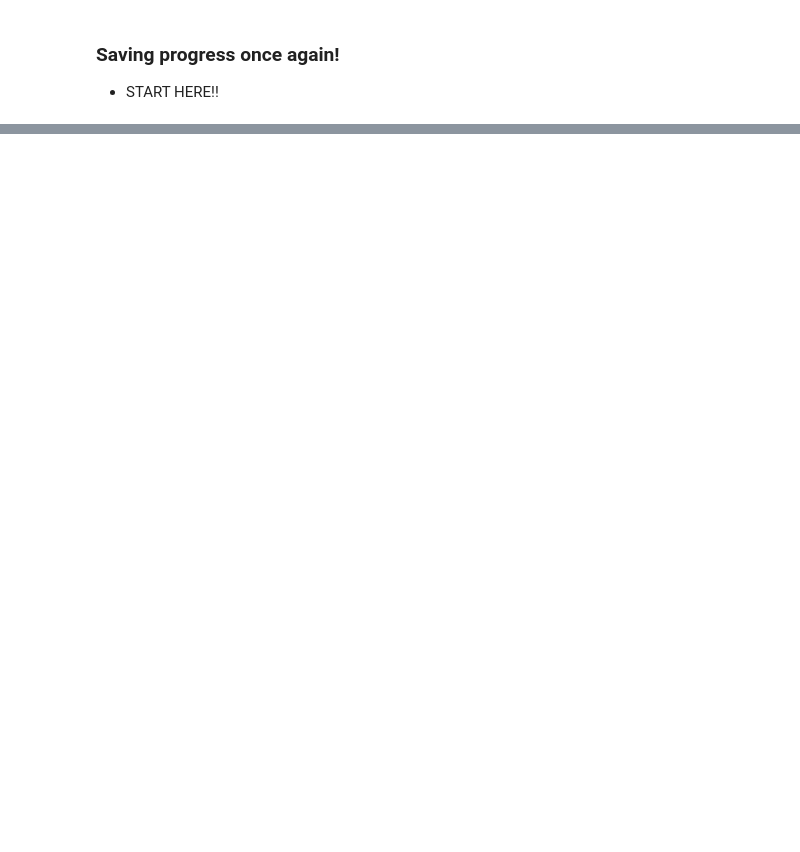
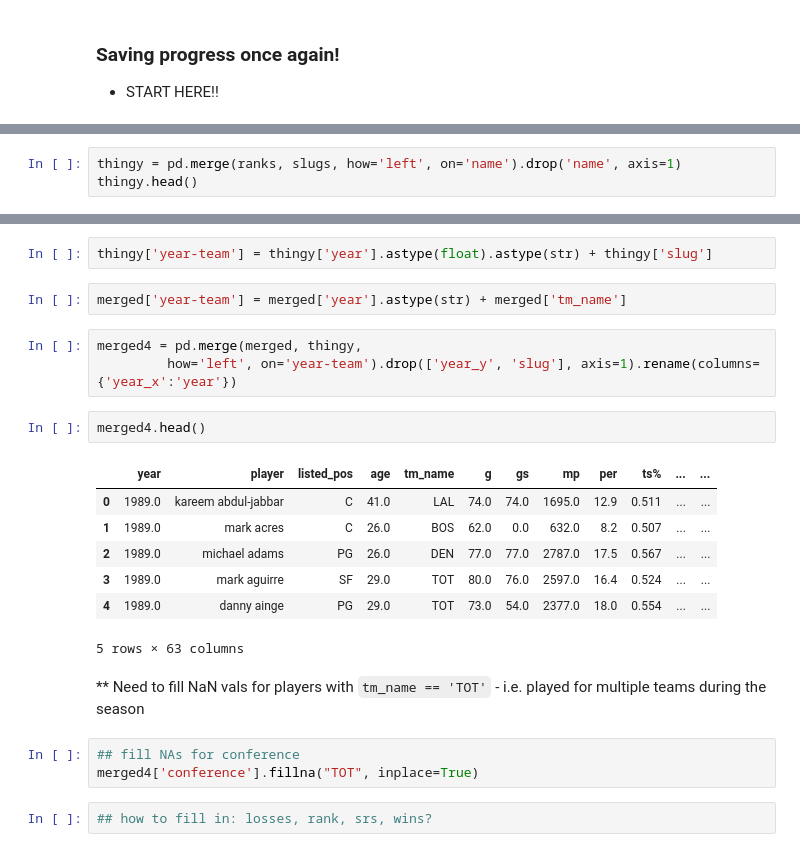
Before and after one commit to jquella/DSI_capstone, a Jupyter notebook: eda_v1.ipynb, the cells around one changed output, grey strips where cells are left out. Saved outputs shown, nothing was run; the diff lists cells and outputs as text; blank space fills up the shorter version.

```diff
--- a/eda_v1.ipynb
+++ b/eda_v1.ipynb
@@ -1107,0 +1329,3 @@ merged.loc[merged['all_star'] == 1, ['year', 'player', 'listed_pos', 'award_pos'
+# %%
+thingy = pd.merge(ranks, slugs, how='left', on='name').drop('name', axis=1)
+thingy.head()
@@ -1107,0 +1339,24 @@ merged.loc[merged['all_star'] == 1, ['year', 'player', 'listed_pos', 'award_pos'
+# %%
+thingy['year-team'] = thingy['year'].astype(float).astype(str) + thingy['slug']
+# %%
+merged['year-team'] = merged['year'].astype(str) + merged['tm_name']
+# %%
+merged4 = pd.merge(merged, thingy,
+         how='left', on='year-team').drop(['year_y', 'slug'], axis=1).rename(columns={'year_x':'year'})
+# %%
+merged4.head()
+# %% [output]
+|  | year | player | listed_pos | age | tm_name | g | gs | mp | per | ts% | ... | ... |
+| 0 | 1989.0 | kareem abdul-jabbar | C | 41.0 | LAL | 74.0 | 74.0 | 1695.0 | 12.9 | 0.511 | ... | ... |
+| 1 | 1989.0 | mark acres | C | 26.0 | BOS | 62.0 | 0.0 | 632.0 | 8.2 | 0.507 | ... | ... |
+| 2 | 1989.0 | michael adams | PG | 26.0 | DEN | 77.0 | 77.0 | 2787.0 | 17.5 | 0.567 | ... | ... |
+| 3 | 1989.0 | mark aguirre | SF | 29.0 | TOT | 80.0 | 76.0 | 2597.0 | 16.4 | 0.524 | ... | ... |
+| 4 | 1989.0 | danny ainge | PG | 29.0 | TOT | 73.0 | 54.0 | 2377.0 | 18.0 | 0.554 | ... | ... |
+5 rows × 63 columns
+# %% [markdown]
+** Need to fill NaN vals for players with `tm_name == 'TOT'` - i.e. played for multiple teams during the season
+# %%
+## fill NAs for conference
+merged4['conference'].fillna("TOT", inplace=True)
+# %%
+## how to fill in: losses, rank, srs, wins?
```
Also changed, not shown: parts of 33 cells of this notebook, 7 other files.
